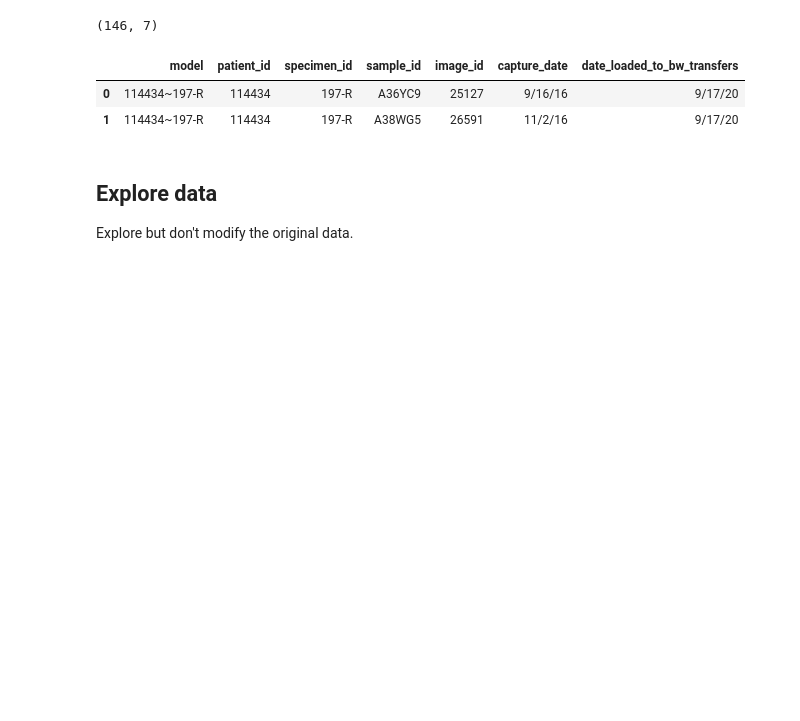
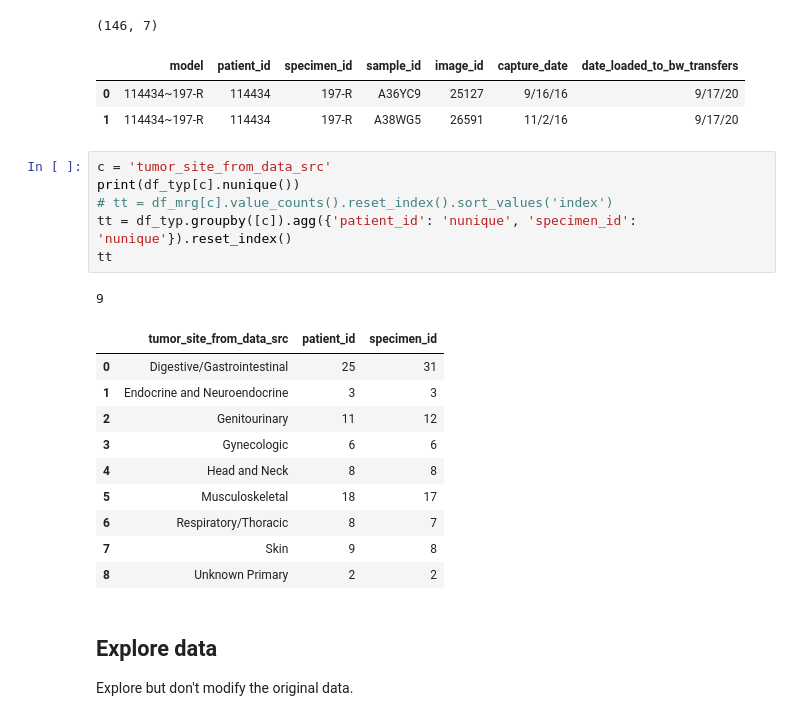
Before and after one commit to adpartin/pdx-histo, a Jupyter notebook: nbs/02-pdx-meta.ipynb, the cells around one changed output. Drawn from its saved outputs; the diff is of its cells as text; blank space fills up the shorter version.

```diff
--- a/nbs/02-pdx-meta.ipynb
+++ b/nbs/02-pdx-meta.ipynb
@@ -63,6 +63,24 @@ display(df_img[:2])
 |  | model | patient_id | specimen_id | sample_id | image_id | capture_date | date_loaded_to_bw_transfers |
 | 0 | 114434~197-R | 114434 | 197-R | A36YC9 | 25127 | 9/16/16 | 9/17/20 |
 | 1 | 114434~197-R | 114434 | 197-R | A38WG5 | 26591 | 11/2/16 | 9/17/20 |
+# %%
+c = 'tumor_site_from_data_src'
+print(df_typ[c].nunique())
+# tt = df_mrg[c].value_counts().reset_index().sort_values('index')
+tt = df_typ.groupby([c]).agg({'patient_id': 'nunique', 'specimen_id': 'nunique'}).reset_index()
+tt
+# %% [output]
+9
+|  | tumor_site_from_data_src | patient_id | specimen_id |
+| 0 | Digestive/Gastrointestinal | 25 | 31 |
+| 1 | Endocrine and Neuroendocrine | 3 | 3 |
+| 2 | Genitourinary | 11 | 12 |
+| 3 | Gynecologic | 6 | 6 |
+| 4 | Head and Neck | 8 | 8 |
+| 5 | Musculoskeletal | 18 | 17 |
+| 6 | Respiratory/Thoracic | 8 | 7 |
+| 7 | Skin | 9 | 8 |
+| 8 | Unknown Primary | 2 | 2 |
 # %% [markdown]
 ## Explore data
 Explore but don't modify the original data.
```
Also changed, not shown: parts of 2 cells of this notebook, 2 other files.
